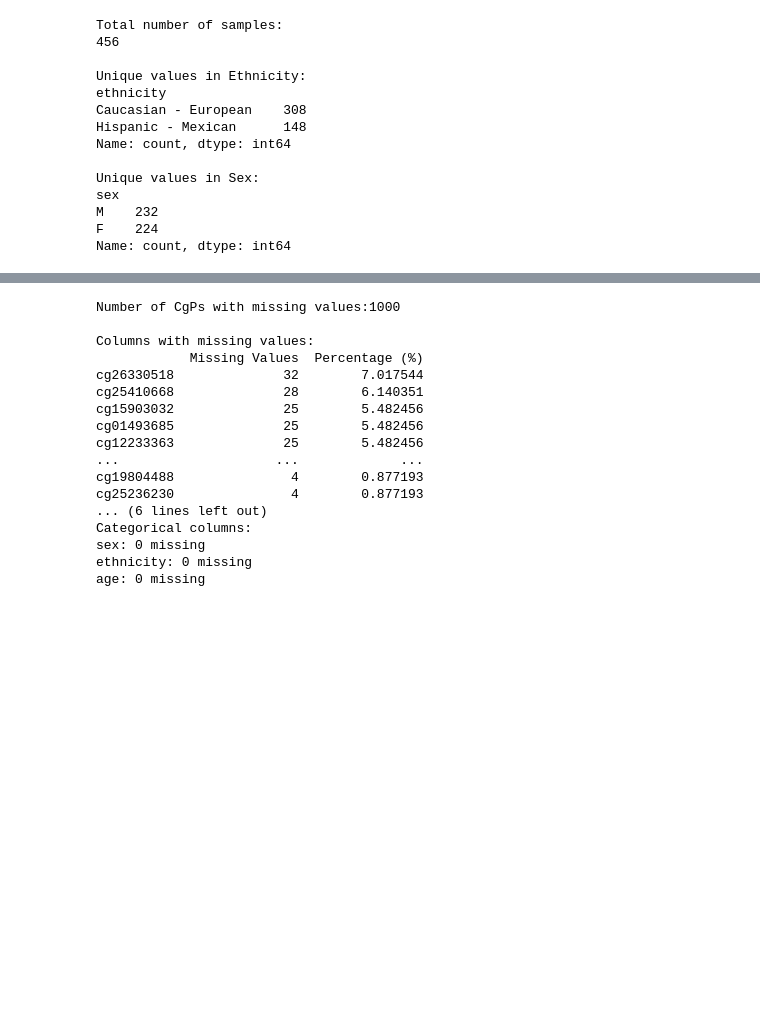
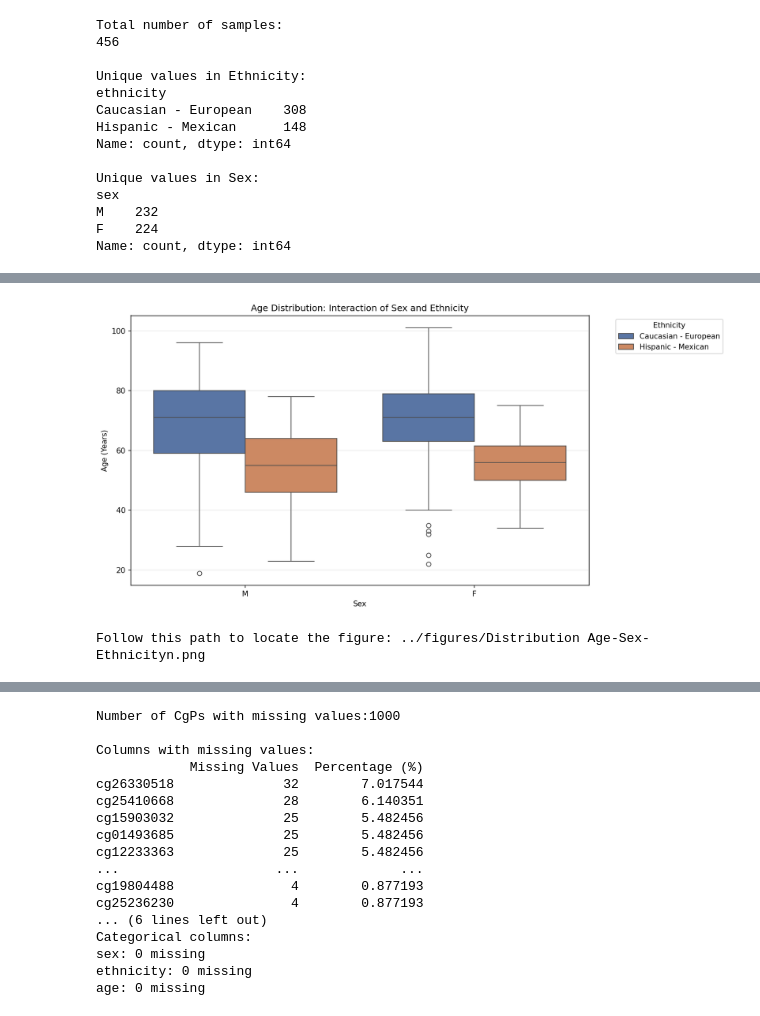
Before and after one commit to despoinaliassa-web/assignment_project, a Jupyter notebook: notebooks/data_exploration.ipynb, the cells around one changed output, grey strips where cells are left out. Saved outputs shown, nothing was run; the diff lists cells and outputs as text; code cells hidden in the pictures; blank space fills up the shorter version.

```diff
--- a/notebooks/data_exploration.ipynb
+++ b/notebooks/data_exploration.ipynb
@@ -204,0 +277,28 @@ Name: count, dtype: int64
+# %%
+# 150 dpi quality
+fig, ax = plt.subplots(figsize=(12, 6), dpi=150)
+sns.boxplot(x='sex', y='age', hue='ethnicity', data=df, ax=ax, palette="deep")
+
+# Title & labels
+ax.set_title('Age Distribution: Interaction of Sex and Ethnicity')
+ax.set_xlabel('Sex')
+ax.set_ylabel('Age (Years)')
+
+# Grid
+ax.grid(axis='y', alpha=0.3)
+# Legend
+ax.legend(title='Ethnicity', bbox_to_anchor=(1.05, 1), loc='upper left')
+
+plt.tight_layout()
+
+# Save figure
+plot_path = '../figures/Distribution Age-Sex-Ethnicityn.png'
+plt.savefig(plot_path, dpi=150, bbox_inches='tight')
+
+plt.show()
+
+print(f"Follow this path to locate the figure: {plot_path}")
+plt.show()
+# %% [output]
+[figure, added]
+Follow this path to locate the figure: ../figures/Distribution Age-Sex-Ethnicityn.png
```
Also changed, not shown: parts of 67 cells of this notebook, 6 other files.
